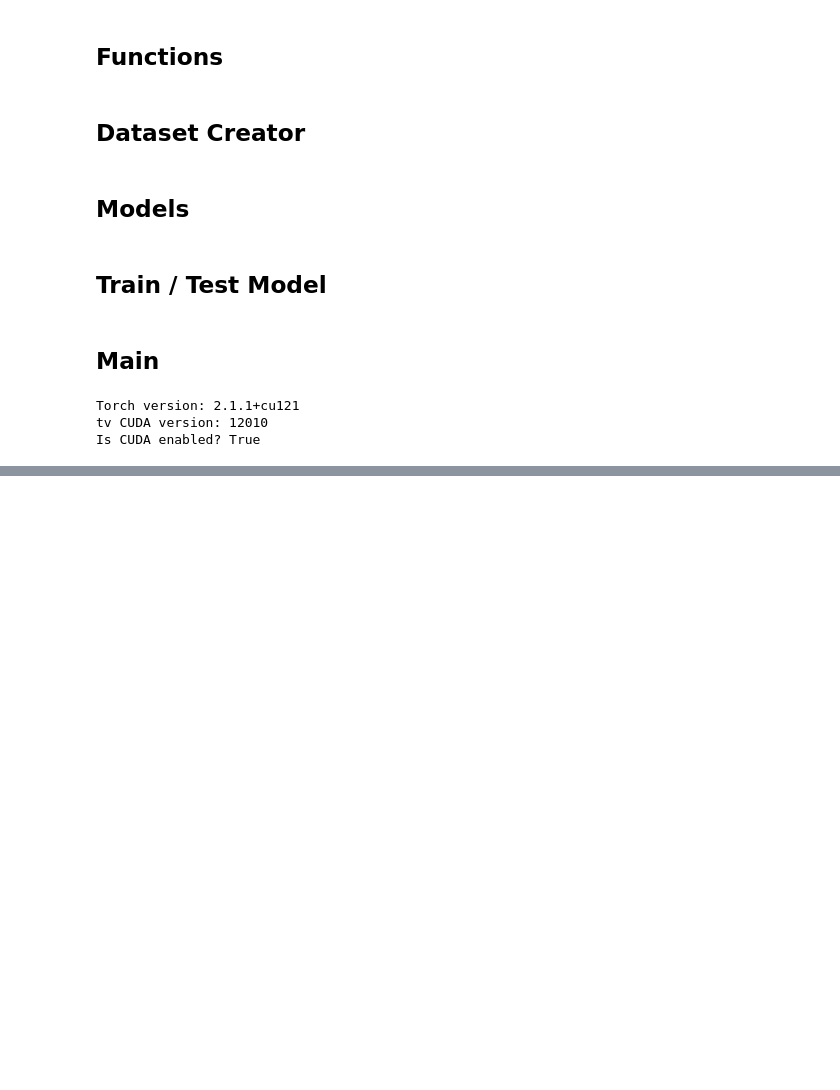
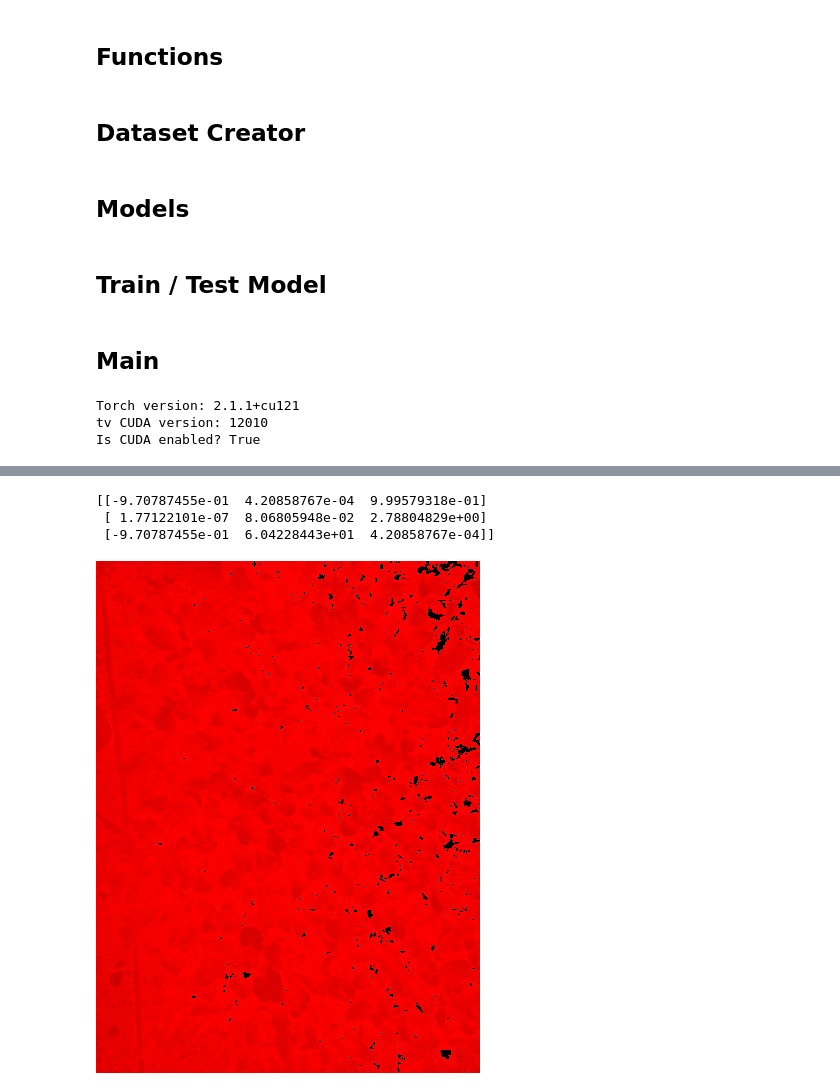
Before and after one commit to hardenedcotton/MFBC, a Jupyter notebook: Main.ipynb, the cells around one changed output, grey strips where cells are left out. Saved outputs shown, nothing was run; the diff lists cells and outputs as text; code cells hidden in the pictures; blank space fills up the shorter version.

```diff
--- a/Main.ipynb
+++ b/Main.ipynb
@@ -111,3 +98,29 @@ def conv(img, kernel, resize=0):
                 im_new[h, w, idx] = result
     final_image = im.fromarray(im_new)
     return final_image
+# %%
+def quick_convolution(img, kernel, resize=0):
+    if resize:
+        img.thumbnail((resize, resize), im.BILINEAR)
+
+    img = np.array(img)
+    rgb = np.transpose(img, (2, 0, 1)) / 255.0
+
+    im_new = np.zeros(img.shape, 'uint8')
+
+    for idx, channel in enumerate(rgb):
+        result = scipy.signal.convolve2d(channel, kernel, mode='same', boundary='symm')
+        im_new[:, :, 0] = result
+
+    im_new = np.clip(im_new * 255, 0, 255).astype('uint8')
+
+    final_image = im.fromarray(im_new)
+    return final_image
+# %%
+def kernel_from_constant(kernel, constant):
+    kernel_flat = kernel.flatten()
+    cons_kernel = np.zeros_like(kernel_flat,float)
+    for i in range(kernel_flat.shape[0]):
+        cons_kernel[i] = functions[kernel_flat[i]](constant)
+    cons_kernel = cons_kernel.reshape(kernel.shape)
+    return cons_kernel
@@ -363,3 +464,15 @@ q = conv(a, random_kernel(seed=156), resize=256)
 q
 # %% [output]
 [figure]
+# %%
+b = img.copy()
+c = skimage.measure.shannon_entropy(b)
+kernel = kernel_from_constant(random_kernel(seed=156), c)
+print(kernel)
+q = quick_convolution(b, kernel, resize=512)
+q
+# %% [output]
+[[-9.70787455e-01  4.20858767e-04  9.99579318e-01]
+ [ 1.77122101e-07  8.06805948e-02  2.78804829e+00]
+ [-9.70787455e-01  6.04228443e+01  4.20858767e-04]]
+[figure, added]
```
Also changed, not shown: parts of 21 cells of this notebook, 1 other file.
